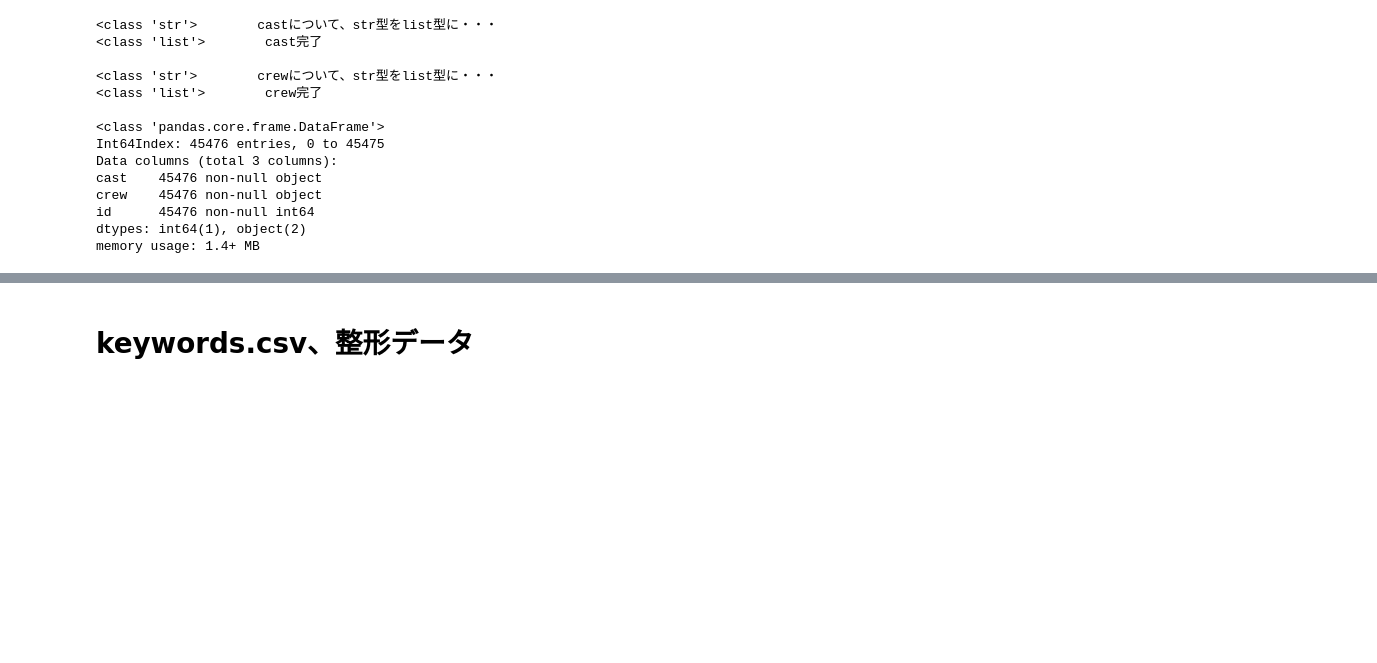
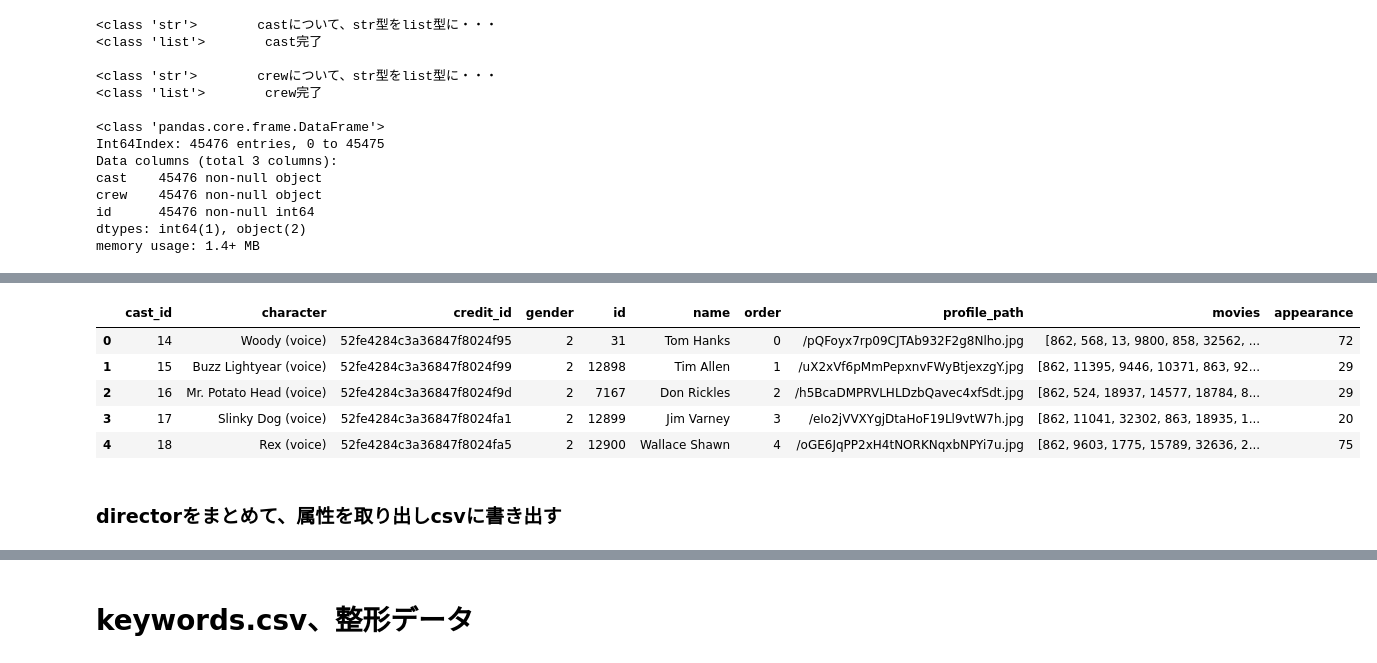
Before and after one commit to gci-team4/movie_gaia, a Jupyter notebook: make-table.ipynb, the cells around one changed output, grey strips where cells are left out. Saved outputs shown, nothing was run; the diff lists cells and outputs as text; code cells hidden in the pictures; blank space fills up the shorter version.

Commit message:
making data csvs

```diff
--- a/make-table.ipynb
+++ b/make-table.ipynb
@@ -73,0 +82,24 @@ memory usage: 1.4+ MB
+# %%
+cast_list = credits_df["cast"].tolist()
+# %%
+cast_creditid = []
+cast_gender = []
+cast = []
+castname_list = []
+
+movies_dict = {}
+n = 0
+for i, movie in enumerate(cast_list):
+    for cast in movie:
+        if cast["id"] not in castid_list:
+            castid_list.append(cast["id"])
+            castname_list.append(cast["name"])
+            movies_dict[cast["id"]] = []
+            n += 1
+            if n % 1000 == 0:
+                print(n, "actors finished")
+        movies_dict[cast["id"]].append(i)
+print(len(castid_list))
+print(castid_list[0])
+print(castname_list[0])
+#print(movies_dict[14])
@@ -73,0 +172,5 @@ memory usage: 1.4+ MB
+# %%
+cast_dict = {"cast_id": cast_castid, "character": cast_character, "credit_id": cast_creditid, "gender": cast_gender, "id": cast_id, "name": cast_name, "order": cast_order, "profile_path": cast_profilepath}
+cast_df = pd.DataFrame.from_dict(cast_dict)
+cast_df["movies"] = list(movies_dict.values())
+cast_df.head()
@@ -73,0 +193,12 @@ memory usage: 1.4+ MB
+# %%
+movie_list00 = movies_dict.values()
+movie_id_list = []
+n = 0
+for movie_list in movie_list00:
+    new_movielist = index_to_id(movie_list, credits_df["id"].tolist())
+    movie_id_list.append(new_movielist)
+    n += 1
+    if n % 10000 == 0:
+        print(n, " loops out of", len(movie_list00))
+print(len(movie_id_list))
+print(movie_id_list[0:3])
@@ -73,0 +223,11 @@ memory usage: 1.4+ MB
+# %%
+cast_df["movies"] = movie_id_list
+cast_df["appearance"] = cast_df.movies.map(len)
+cast_df.head()
+# %% [output]
+|  | cast_id | character | credit_id | gender | id | name | order | profile_path | movies | appearance |
+| 0 | 14 | Woody (voice) | 52fe4284c3a36847f8024f95 | 2 | 31 | Tom Hanks | 0 | /pQFoyx7rp09CJTAb932F2g8Nlho.jpg | [862, 568, 13, 9800, 858, 32562, ... | 72 |
+| 1 | 15 | Buzz Lightyear (voice) | 52fe4284c3a36847f8024f99 | 2 | 12898 | Tim Allen | 1 | /uX2xVf6pMmPepxnvFWyBtjexzgY.jpg | [862, 11395, 9446, 10371, 863, 92... | 29 |
+| 2 | 16 | Mr. Potato Head (voice) | 52fe4284c3a36847f8024f9d | 2 | 7167 | Don Rickles | 2 | /h5BcaDMPRVLHLDzbQavec4xfSdt.jpg | [862, 524, 18937, 14577, 18784, 8... | 29 |
+| 3 | 17 | Slinky Dog (voice) | 52fe4284c3a36847f8024fa1 | 2 | 12899 | Jim Varney | 3 | /eIo2jVVXYgjDtaHoF19Ll9vtW7h.jpg | [862, 11041, 32302, 863, 18935, 1... | 20 |
+| 4 | 18 | Rex (voice) | 52fe4284c3a36847f8024fa5 | 2 | 12900 | Wallace Shawn | 4 | /oGE6JqPP2xH4tNORKNqxbNPYi7u.jpg | [862, 9603, 1775, 15789, 32636, 2... | 75 |
@@ -73,0 +236,2 @@ memory usage: 1.4+ MB
+# %% [markdown]
+### directorをまとめて、属性を取り出しcsvに書き出す
```
Also changed, not shown: parts of 20 cells of this notebook.
